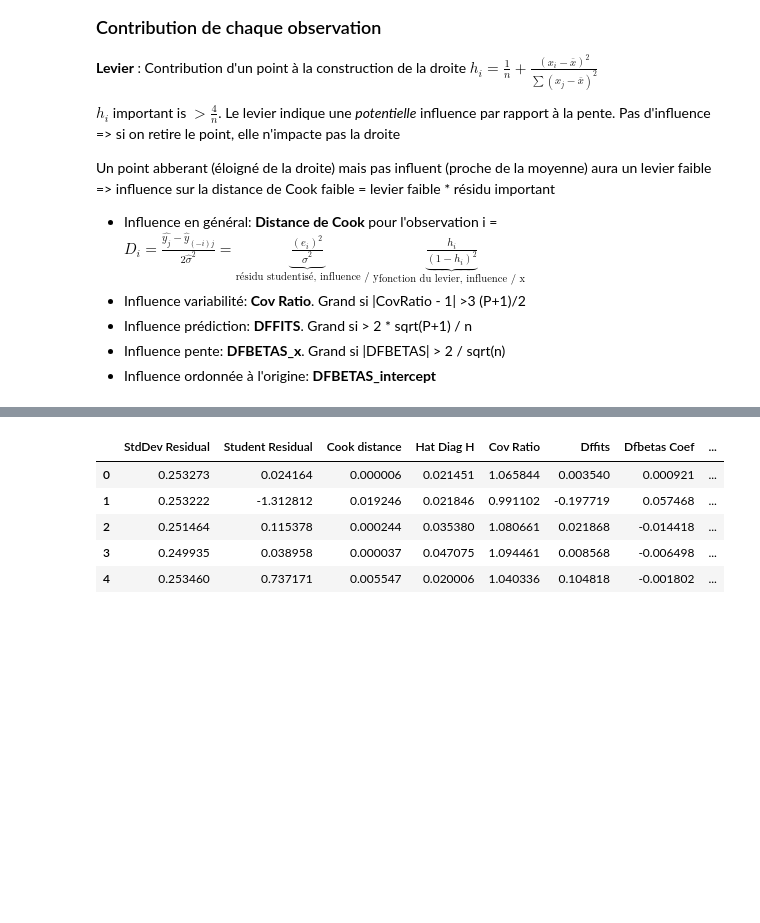
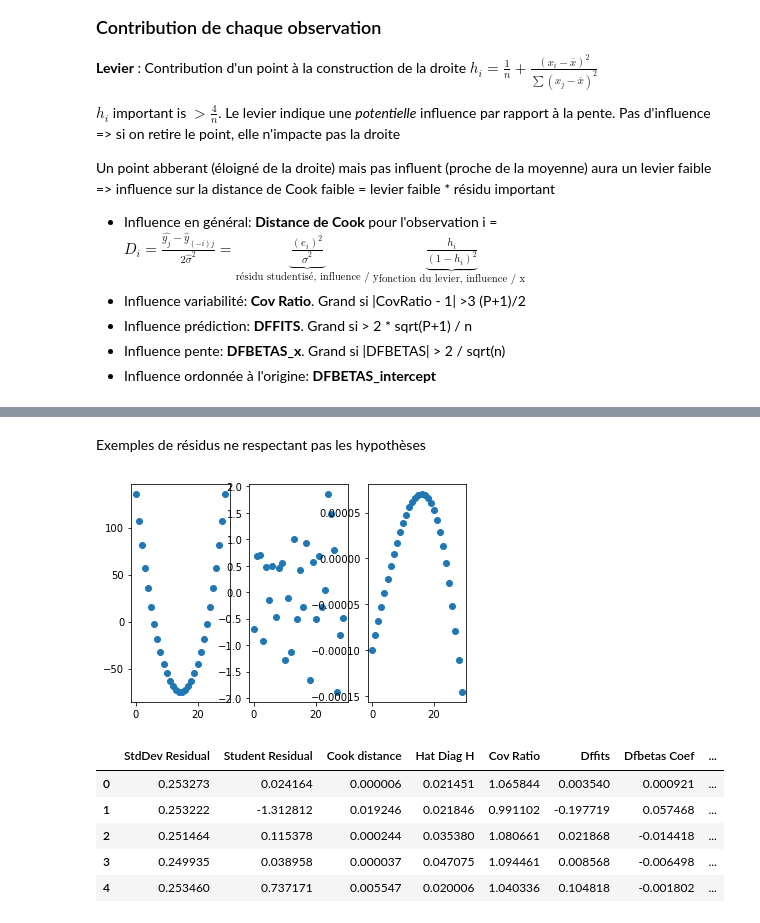
Before and after one commit to cotonne/or-ml-ai-stats, a Jupyter notebook: stats/linear-regression.ipynb, the cells around one changed output, grey strips where cells are left out. Cells and saved outputs as stored; diff of their text form; code cells hidden in the pictures; blank space fills up the shorter version.

```diff
--- a/stats/linear-regression.ipynb
+++ b/stats/linear-regression.ipynb
@@ -157,3 +159,20 @@ ax3.plot(space, norm.pdf(space, loc=0, scale=1))
+# %% [markdown]
+Exemples de résidus ne respectant pas les hypothèses
+# %%
+fig, ax = plt.subplots(1, 3)
+eX = np.array(range(30))
+e = [
+    ["Relation non-linéaire entre x & y, envisager un modèle en x²", eX**2],
+    ["Hétéroscédasticité. Le résidu augmente en fonction de x. Envisager de régresser log Y en x", eX+np.array([np.random.normal(loc=10*x, scale=1) for x in eX])],
+    ["Autocorrelation, nécessite l'utilisation de séries chronologiques", np.sin(eX/200)]
+]
+
+for i, values in enumerate(e):
+    text, ey = values
+    res_e = sm.OLS(ey, sm.add_constant(eX, prepend=False)).fit()
+    ax[i].scatter(eX, res_e.resid)
+# %% [output]
+[figure, added]
 # %%
 infl = res.get_influence()
 iris_desc = pd.DataFrame(zip(
```
Also changed, not shown: parts of 4 cells of this notebook.
